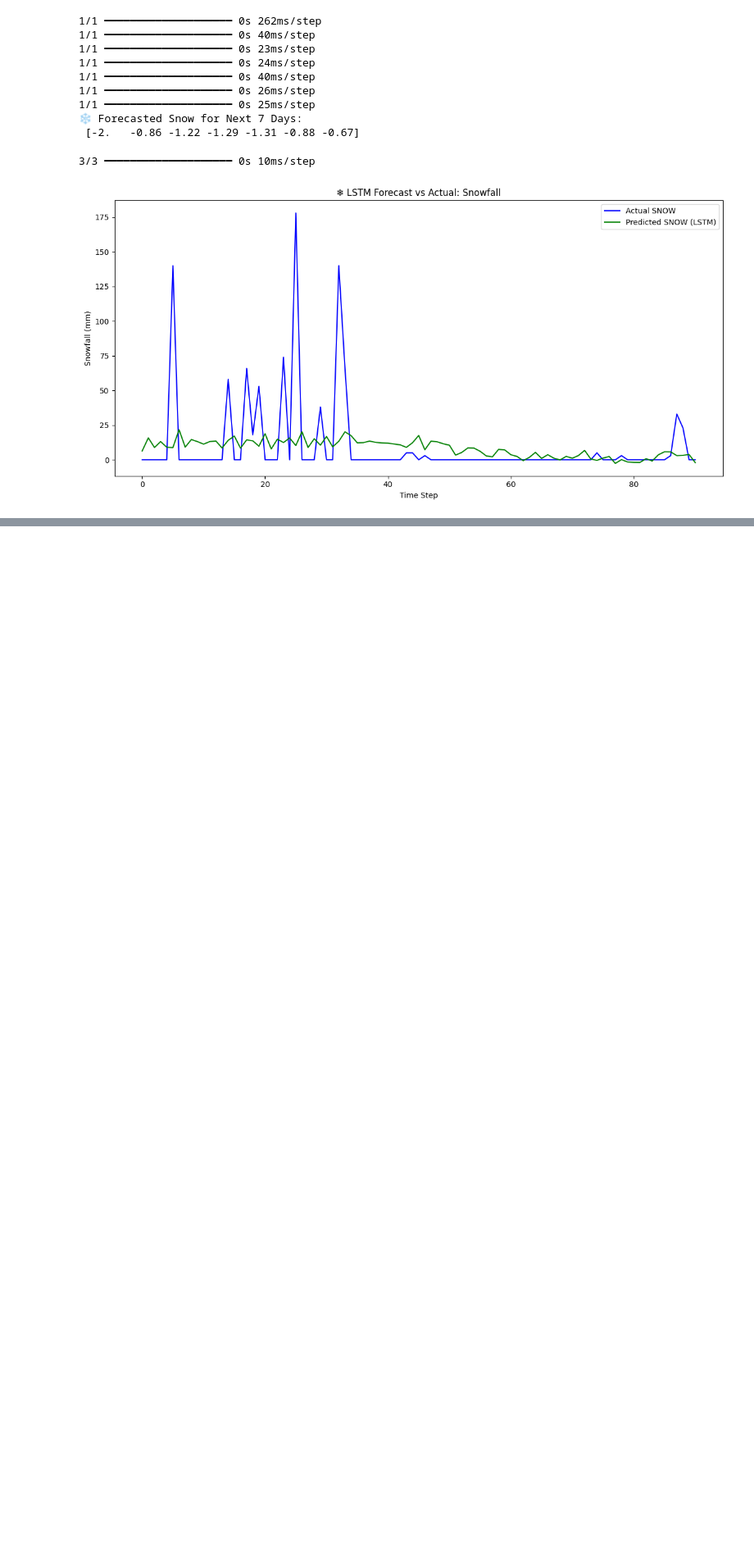
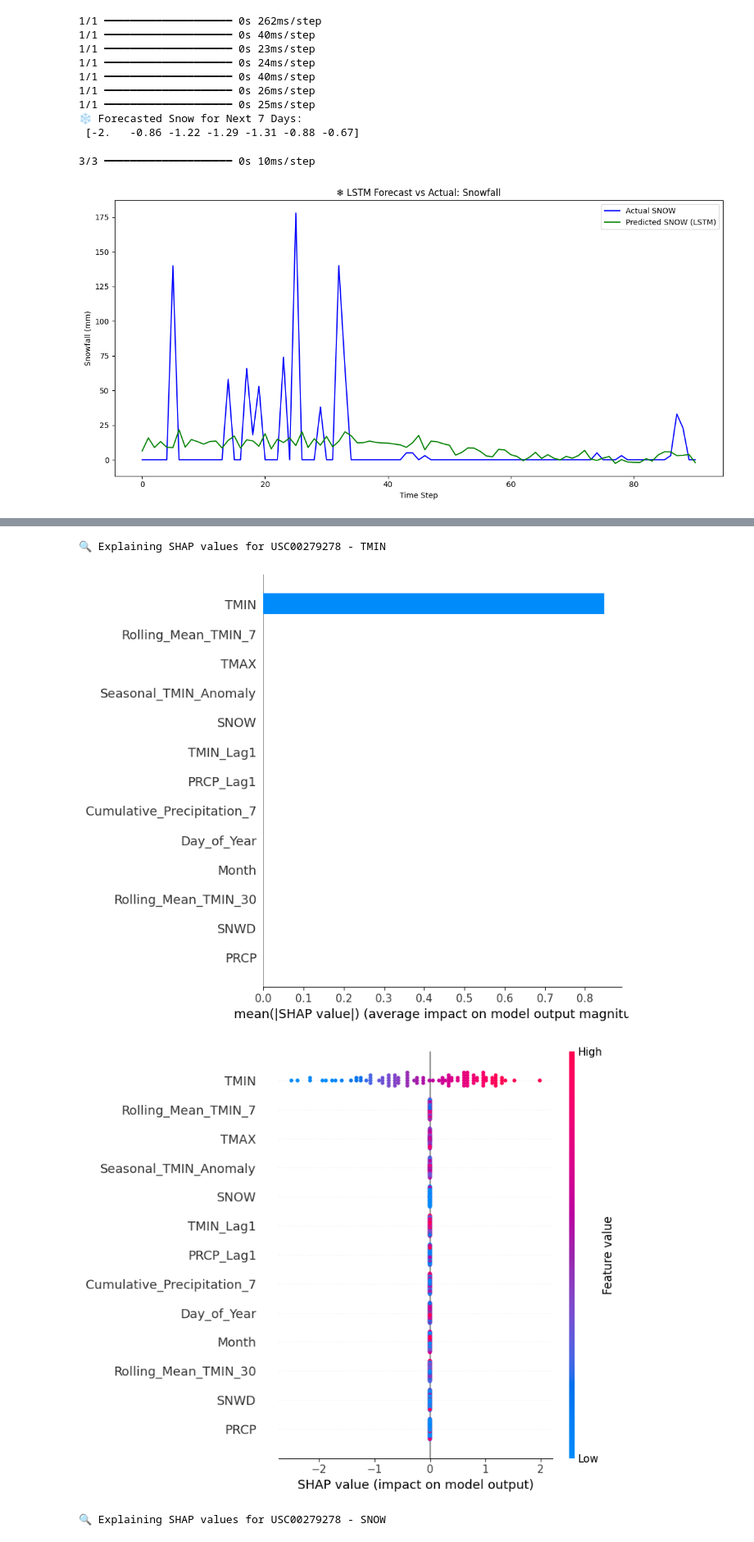
Before and after one commit to loki-k4/BlizzardX, a Jupyter notebook: Notebooks/model.ipynb, the cells around one changed output, grey strips where cells are left out. Shown at 82% size. Drawn from its saved outputs; the diff is of its cells as text; code cells hidden in the pictures; blank space fills up the shorter version.

```diff
--- a/Notebooks/model.ipynb
+++ b/Notebooks/model.ipynb
@@ -1669,0 +1894,51 @@ plt.show()
+# %%
+# Phase 3: SHAP Explainability for Tuned XGBoost Models
+
+import shap
+import pandas as pd
+import joblib
+from sklearn.preprocessing import StandardScaler
+import matplotlib.pyplot as plt
+import os
+
+
+# Setup
+model_dir = '/workspaces/BlizzardX/Data/XGB_Tuned_Models'
+station_id = 'USC00279278'
+targets = ['TMIN', 'SNOW']
+
+for target in targets:
+    print(f"\n🔍 Explaining SHAP values for {station_id} - {target}")
+
+    features = [
+        'TMIN', 'TMAX', 'PRCP', 'SNOW', 'SNWD',
+        'Rolling_Mean_TMIN_7', 'Rolling_Mean_TMIN_30', 'Seasonal_TMIN_Anomaly',
+        'TMIN_Lag1', 'PRCP_Lag1', 'Cumulative_Precipitation_7',
+        'Day_of_Year', 'Month'
+    ] if target == 'TMIN' else [
+        'TMIN', 'TMAX', 'PRCP', 'SNOW', 'SNWD',
+        'Rolling_Mean_SNOW_7', 'SNOW_Lag1', 'Day_of_Year', 'Month'
+    ]
+
+    data = df[df['Station_ID'] == station_id].dropna(subset=features + [target]).sort_values('DATE')
+    max_year = data['Year'].max()
+    test = data[data['Year'] == max_year]
+    X_test = test[features]
+
+    scaler = StandardScaler()
+    X_scaled = scaler.fit_transform(X_test)
+
+    model_path = f'{model_dir}/{station_id}_{target}_xgb_model.pkl'
+    model = joblib.load(model_path)
+
+    explainer = shap.Explainer(model)
+    shap_values = explainer(X_scaled)
+
+    # SHAP summary plots
+    shap.summary_plot(shap_values, X_test, plot_type='bar', show=True)
+    shap.summary_plot(shap_values, X_test, plot_type='dot', show=True)
+# %% [output]
+🔍 Explaining SHAP values for USC00279278 - TMIN
+[figure, added]
+[figure, added]
+🔍 Explaining SHAP values for USC00279278 - SNOW
```
Also changed, not shown: parts of 4 cells of this notebook, 29 other files.
